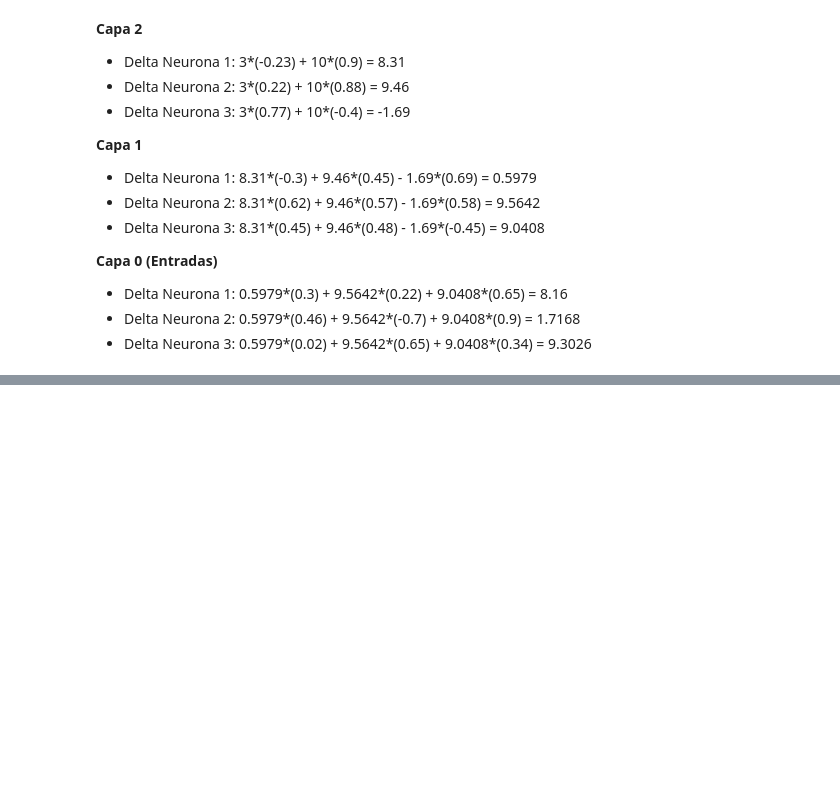
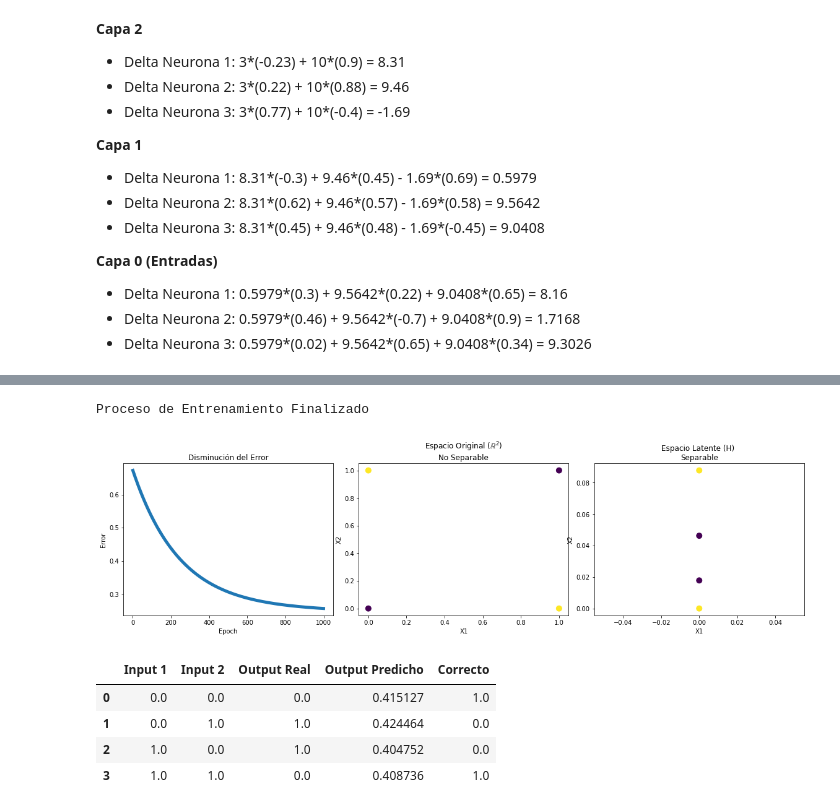
Before and after one commit to eddysanoli-galileo/Statistical-Learning-II, a Jupyter notebook: Notebooks/Clase 9 - Backpropagation.ipynb, the cells around one changed output, grey strips where cells are left out. Cells and saved outputs as stored; diff of their text form; code cells hidden in the pictures; blank space fills up the shorter version.

```diff
--- a/Notebooks/Clase 9 - Backpropagation.ipynb
+++ b/Notebooks/Clase 9 - Backpropagation.ipynb
@@ -299,0 +250,68 @@ for ax in axs.flat:
+# %%
+# Tabla de verdad de XOR
+# Entradas del XOR
+X = np.array([[0,0],
+              [0,1],
+              [1,0],
+              [1,1]])
+
+# Salidas del XOR
+y = np.array([[0, 1, 1, 0]]).T
+
+# ======================
+# ENTRENAMIENTO
+# ======================
+
+# Modelo y entrenamiento de red neuronal
+nn = NeuralNetXOR(first_hiddenLayer_neurons=30, seed=40)
+error, A2 = nn.fit(X, y, lr=0.001, max_iter=1000, epsilon=0.01, verbose=False)
+
+# Predicción de la red neuronal
+y_hat = nn.predict(X)
+
+# ======================
+# GRÁFICAS
+# ======================
+
+fig, axs = plt.subplots(1, 3)
+fig.set_size_inches(16, 4)
+fig.tight_layout()
+
+# Subplot 1: Plot error
+axs[0].plot(error, linewidth=5)
+axs[0].set_title("Disminución del Error")
+axs[0].set_xlabel("Epoch")
+axs[0].set_ylabel("Error")
+
+# Subplot 2: Plot de espacio original
+axs[1].scatter(X[:,0], X[:,1], c=y, s=80)
+axs[1].set_title('Espacio Original ($\mathbb{R}^2$) \nNo Separable')
+axs[1].set_xlabel("X1")
+axs[1].set_ylabel("X2")
+
+# Subplot 3: Plot de espacio latente
+axs[2].scatter(A2[:,0], A2[:,1], c=y, s=80)
+axs[2].set_title('Espacio Latente (H) \nSeparable')
+axs[2].set_xlabel("X1")
+axs[2].set_ylabel("X2")
+
+plt.show()
+
+# ======================
+# TABLA DE VERDAD
+# ======================
+
+# Se concatenan los datos en un array y se convierten a un dataframe
+DataArray = np.hstack((X, y, y_hat, y == np.around(y_hat)))
+df = pd.DataFrame(DataArray, columns=['Input 1', ' Input 2', 'Output Real', 'Output Predicho', 'Correcto'])
+
+# Se presentan los resultados de la predicción
+df
+# %% [output]
+Proceso de Entrenamiento Finalizado
+[figure, added]
+|  | Input 1 | Input 2 | Output Real | Output Predicho | Correcto |
+| 0 | 0.0 | 0.0 | 0.0 | 0.415127 | 1.0 |
+| 1 | 0.0 | 1.0 | 1.0 | 0.424464 | 0.0 |
+| 2 | 1.0 | 0.0 | 1.0 | 0.404752 | 0.0 |
+| 3 | 1.0 | 1.0 | 0.0 | 0.408736 | 1.0 |
```
Also changed, not shown: parts of 18 cells of this notebook.
